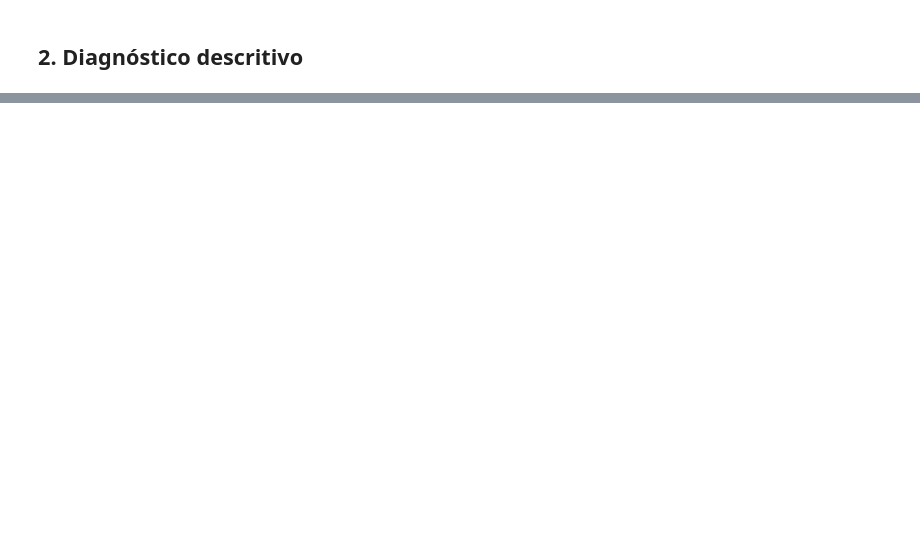
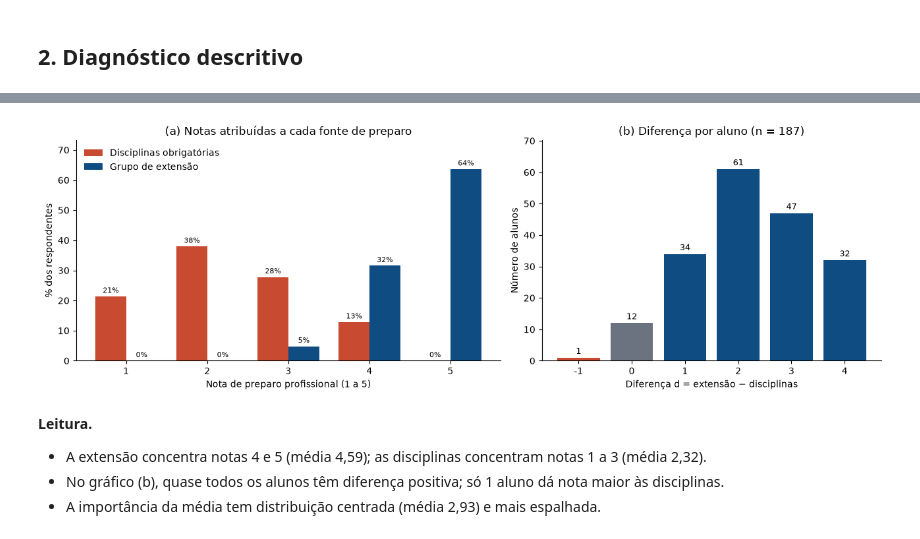
Before and after one commit to pedro-lemee/estudo-grupos-de-extensao, a Jupyter notebook: notebooks/01_Formacao_Extensao_vs_Poli.ipynb, the cells around one changed output, grey strips where cells are left out. Saved outputs shown, nothing was run; the diff lists cells and outputs as text; code cells hidden in the pictures; blank space fills up the shorter version.

Commit message:
Refaz a análise da frente de formação com os métodos da disciplina
Co-Authored-By: Claude Opus 5.5 <noreply@anthropic.com>

```diff
--- a/notebooks/01_Formacao_Extensao_vs_Poli.ipynb
+++ b/notebooks/01_Formacao_Extensao_vs_Poli.ipynb
@@ -130,17 +73,0 @@ Variáveis auxiliares criadas e verificadas.
-# %%
-expected_years = 2026 - df["ano_ingresso"] + 1
-wrong_years = expected_years != df["anos_de_poli"]
-print(f"anos_de_poli inconsistente com ano_ingresso em {wrong_years.sum()} linhas "
-      f"(primeira ocorrência no índice {wrong_years.idxmax()}).")
-df["anos_de_poli"] = expected_years  # local fix, see the changelog
-
-inconsistent = df[(df["ano_ingresso"] == 2026) & df["tempo_grupo"].isin(["1 a 2 anos", "Mais de 2 anos"])]
-print(f"Respostas com tempo de grupo maior que o tempo de Poli (ingresso em 2026): {len(inconsistent)}")
-display(inconsistent[["ano_ingresso", "tempo_grupo", "grupo_extensao", "preparo_extensao"]])
-
-FRONT_COLS = [
-    "preparo_extensao", "preparo_disciplinas", "delta_preparo", "importancia_media", "categoria_extensao",
-    "grupo_extensao", "grande_area_curso", "curso", "tempo_grupo", "horas_semanais_grupo", "objetivo_faculdade",
-]
-print("\nValores ausentes nas variáveis da frente:")
-print(df[FRONT_COLS].isna().sum().to_string())
@@ -737,16 +133,0 @@ plot_proportion_by_level(top_by_time, "Nota máxima de preparo na extensão por
-# %%
-df["horas_acima_20h"] = (df["horas_ord"] >= 4).astype(int)
-saturation_models = {
-    "Horas como escore linear": smf.logit("preparo_ext_maximo ~ horas_ord", df).fit(disp=False),
-    "Horas como fator (5 faixas)": smf.logit("preparo_ext_maximo ~ C(horas_ord)", df).fit(disp=False),
-    "Limiar: mais de 20 h (sim/não)": smf.logit("preparo_ext_maximo ~ horas_acima_20h", df).fit(disp=False),
-}
-saturation = pd.DataFrame({name: {"log-verossimilhança": m.llf, "gl do modelo": m.df_model, "AIC": m.aic, "BIC": m.bic}
-                           for name, m in saturation_models.items()}).T
-lr_nonlinear = likelihood_ratio_test(saturation_models["Horas como fator (5 faixas)"].llf,
-                                     saturation_models["Horas como escore linear"].llf, 3)
-print(f'LR (desvio da linearidade): LR = {lr_nonlinear["LR"]:.2f}, gl = 3, p = {lr_nonlinear["p"]:.3f}')
-above, low = df[df["horas_ord"] >= 4], df[df["horas_ord"] == 1]
-print(f'Nota máxima: acima de 20 h = {above["preparo_ext_maximo"].sum()}/{len(above)} ({above["preparo_ext_maximo"].mean():.0%}); '
-      f'1 a 5 h = {low["preparo_ext_maximo"].sum()}/{len(low)} ({low["preparo_ext_maximo"].mean():.0%})')
-saturation.round(2)
@@ -1469,0 +145,10 @@ family_display
+# %%
+plot_preparo_distribution(df, FIG_DIR / "f1_fig01_preparo_extensao_vs_disciplinas.png")
+# %% [output]
+[figure, added]
+# %% [markdown]
+**Leitura.**
+
+- A extensão concentra notas 4 e 5 (média 4,59); as disciplinas concentram notas 1 a 3 (média 2,32).
+- No gráfico (b), quase todos os alunos têm diferença positiva; só 1 aluno dá nota maior às disciplinas.
+- A importância da média tem distribuição centrada (média 2,93) e mais espalhada.
```
Also changed, not shown: parts of 121 cells of this notebook, 38 other files.
